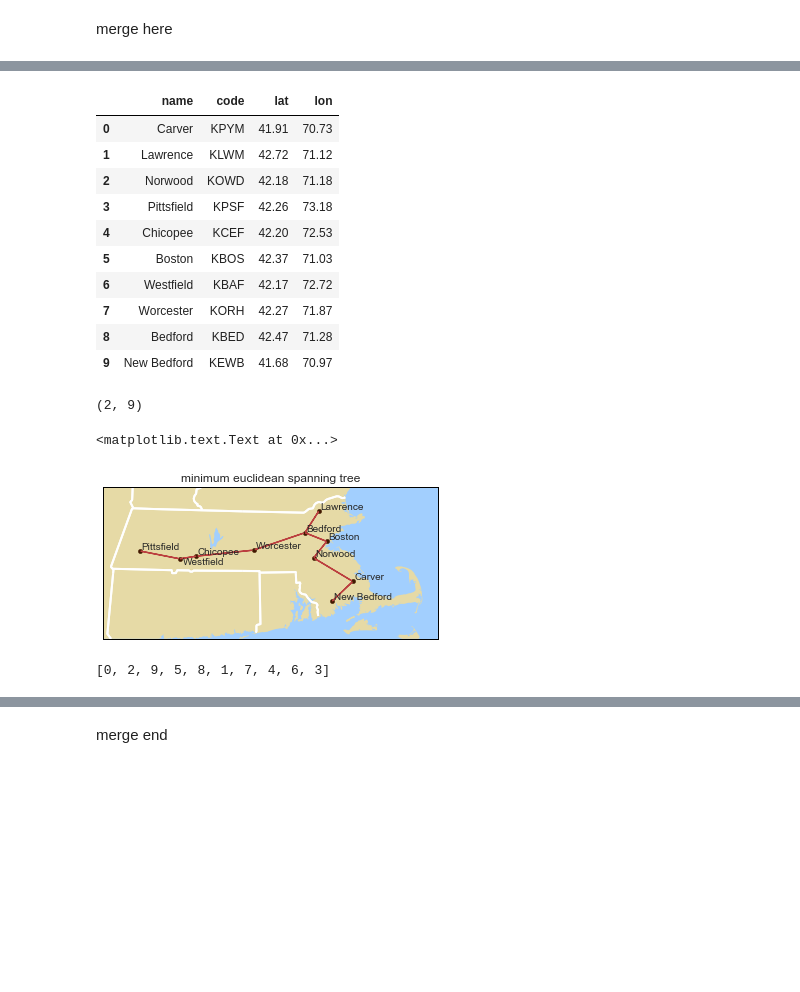
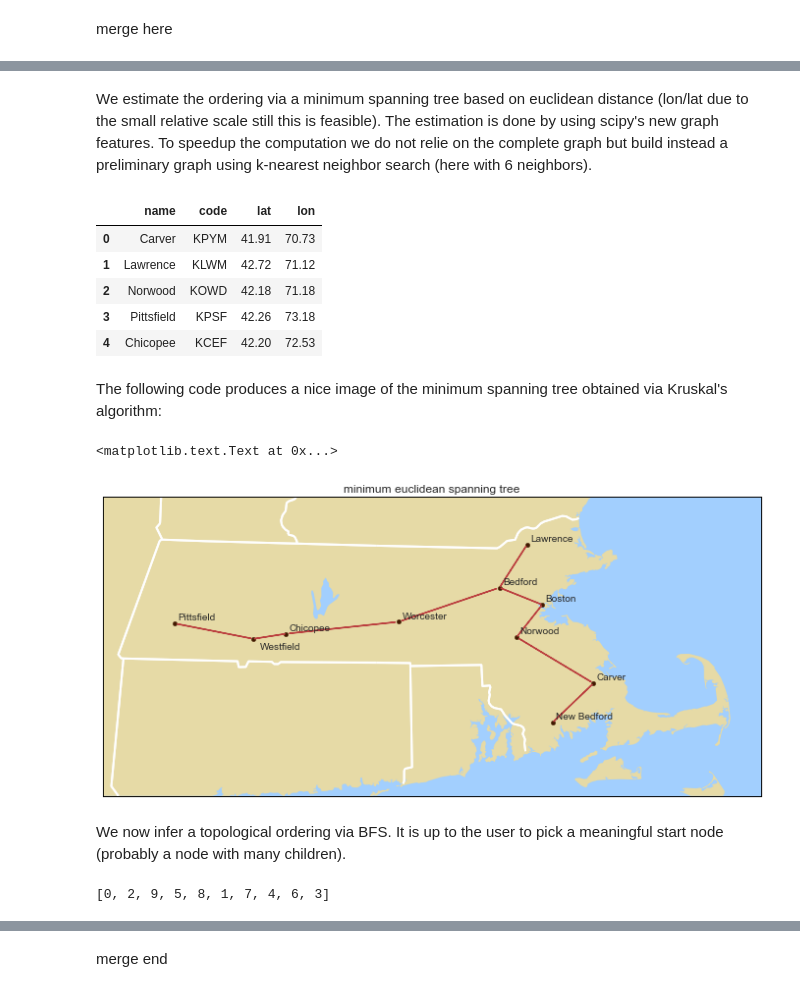
Before and after one commit to therealchuckliu/MCWeather, a Jupyter notebook: 02_Bayesian_Networks.ipynb, the cells around one changed output, grey strips where cells are left out. Saved outputs shown, nothing was run; the diff lists cells and outputs as text; code cells hidden in the pictures; blank space fills up the shorter version.

```diff
--- a/02_Bayesian_Networks.ipynb
+++ b/02_Bayesian_Networks.ipynb
@@ -129,4 +106,21 @@ ord_dict
+# %%
+# helper function to plot the region around the stations out
+def plot_MA_map(water_color=sns.xkcd_rgb["baby blue"], \
+    land_color=sns.xkcd_rgb["beige"], \
+    marker_color=sns.xkcd_rgb["chocolate brown"], \
+    arrow_color=sns.xkcd_rgb["dull red"]):
+
+    map = Basemap(llcrnrlon=-73.6,llcrnrlat=41.25,urcrnrlon=-69.75,urcrnrlat=43, resolution = 'h')
+    map.drawstates(color='white', linewidth=2)
+    map.drawmapboundary(fill_color=water_color)
+    map.fillcontinents(color=land_color,lake_color=water_color)
+    map.drawrivers(color=water_color, zorder=-1)
+
+    return map
+# %% [markdown]
+We estimate the ordering via a minimum spanning tree based on euclidean distance (lon/lat due to the small relative scale still this is feasible). The estimation is done by using scipy's new graph features. To speedup the computation we do not relie on the complete graph but build instead a preliminary graph using k-nearest neighbor search (here with 6 neighbors).
 # %%
+# load lon/lat data and join with station names
 dfgeo = pd.read_csv('data/geoinfo.tsv', sep='\t')
 dfgeo.set_index('name', inplace=True)
 dfmunis = pd.DataFrame(list(ds.munis.items()), columns=['code', 'name'])
@@ -134,7 +128,7 @@ dfmunis.set_index('name', inplace=True)
 
 dfjoined = dfmunis.join(dfgeo)
 dfjoined.reset_index(inplace=True)
-dfjoined
+dfjoined.head()
 # %% [output]
 |  | name | code | lat | lon |
 | 0 | Carver | KPYM | 41.91 | 70.73 |
@@ -142,11 +136,6 @@ dfjoined
 | 2 | Norwood | KOWD | 42.18 | 71.18 |
 | 3 | Pittsfield | KPSF | 42.26 | 73.18 |
 | 4 | Chicopee | KCEF | 42.20 | 72.53 |
-| 5 | Boston | KBOS | 42.37 | 71.03 |
-| 6 | Westfield | KBAF | 42.17 | 72.72 |
-| 7 | Worcester | KORH | 42.27 | 71.87 |
-| 8 | Bedford | KBED | 42.47 | 71.28 |
-| 9 | New Bedford | KEWB | 41.68 | 70.97 |
 # %%
 # produce ordering using a minimum spanning tree based on distance as edge weights
 from sklearn.neighbors import kneighbors_graph
@@ -167,12 +156,11 @@ A = X[p1].T
 B = X[p2].T
 lon_coords = np.vstack([A[0], B[0]])
 lat_coords = np.vstack([A[1], B[1]])
-# %%
-lon_coords.shape
-# %% [output]
-(2, 9)
+# %% [markdown]
+The following code produces a nice image of the minimum spanning tree obtained via Kruskal's algorithm:
 # %%
-def plot_map_mst(lon_coords, lat_coords, order=None):
+def plot_map_mst(map, lon_coords, lat_coords, marker_color=sns.xkcd_rgb["chocolate brown"], \
+    arrow_color=sns.xkcd_rgb["dull red"]):
 
     def plot_mst(map, lon_coords, lat_coords):
         assert(lon_coords.shape == lat_coords.shape)
@@ -189,17 +177,6 @@ def plot_map_mst(lon_coords, lat_coords, order=None):
                       shape='full', lw=1.35, length_includes_head=True, head_width=.0,\
                       fc=arrow_color, ec=arrow_color, zorder=25)
 
-    water_color=sns.xkcd_rgb["baby blue"]
-    land_color=sns.xkcd_rgb["beige"]
-    marker_color=sns.xkcd_rgb["chocolate brown"]
-    arrow_color=sns.xkcd_rgb["dull red"]
-
-    map = Basemap(llcrnrlon=-73.6,llcrnrlat=41.25,urcrnrlon=-69.75,urcrnrlat=43, resolution = 'h')
-    map.drawstates(color='white', linewidth=2)
-    map.drawmapboundary(fill_color=water_color)
-    map.fillcontinents(color=land_color,lake_color=water_color)
-    map.drawrivers(color=water_color, zorder=-1)
-
     lons = -dfjoined.lon.values
     lats = dfjoined.lat.values
 
@@ -216,8 +193,10 @@ def plot_map_mst(lon_coords, lat_coords, order=None):
             plt.text(xpt+offset, ypt+offset, label,zorder=30)
     plot_mst(map, lon_coords, lat_coords)
 # %%
-plot_map_mst(lon_coords, lat_coords)
+plt.figure(figsize=(12, 7))
+map = plot_MA_map()
+plot_map_mst(map, lon_coords, lat_coords)
 plt.title('minimum euclidean spanning tree')
 # %% [output]
 <matplotlib.text.Text at 0x...>
-[figure, old version]
+[figure, new version]
@@ -226,2 +203,4 @@ adj_matrix = T.toarray()
+# %% [markdown]
+We now infer a topological ordering via BFS. It is up to the user to pick a meaningful start node (probably a node with many children).
 # %%
 from enum import Enum
@@ -256,6 +236,7 @@ while len(queue) > 0:
     colors[u] = Color.BLACK
-# %%
-order
-# %% [output]
-[0, 2, 9, 5, 8, 1, 7, 4, 6, 3]
+# %%
+# the obtained order
+order
+# %% [output]
+[0, 2, 9, 5, 8, 1, 7, 4, 6, 3]
 # %%
```
Also changed, not shown: parts of 28 cells of this notebook.
